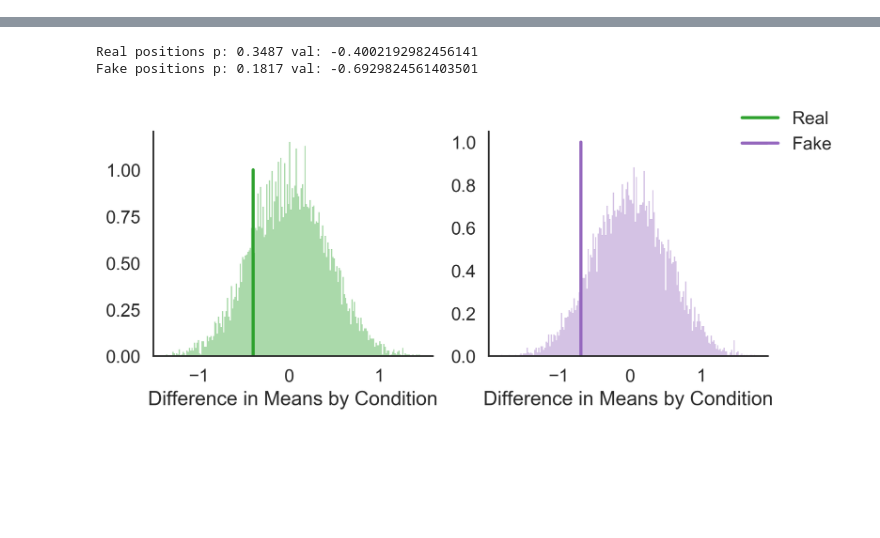
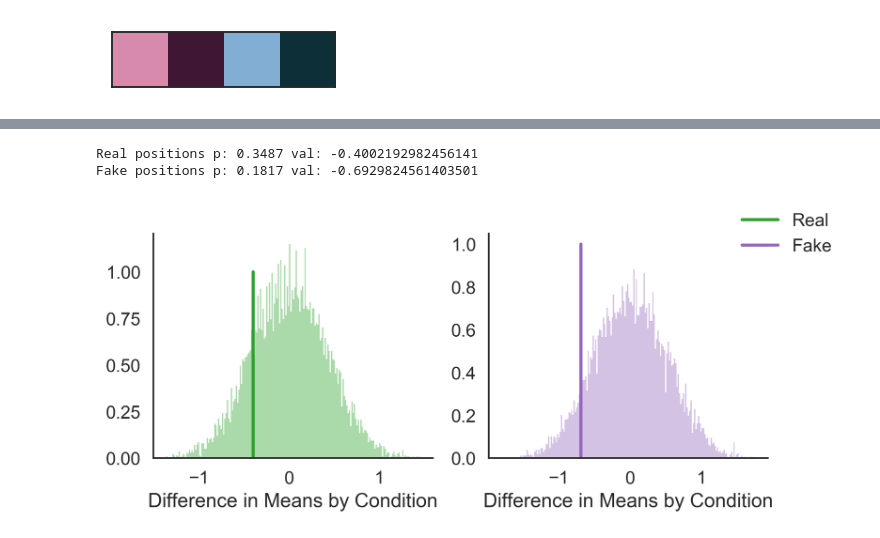
Before and after one commit to galbiati/mnk-cleaning-analysis, a Jupyter notebook: src/4 Permutation Tests.ipynb, the cells around one changed output, grey strips where cells are left out. Drawn from its saved outputs; the diff is of its cells as text; code cells hidden in the pictures; blank space fills up the shorter version.

```diff
--- a/src/4 Permutation Tests.ipynb
+++ b/src/4 Permutation Tests.ipynb
@@ -1,25 +1,28 @@
 # %%
-# Imports
 import os
 
-import matplotlib.pyplot as plt
 import numpy as np
 import pandas as pd
 import scipy.stats as sts
+
+import matplotlib.pyplot as plt
 import seaborn as sns
+
 import statsmodels
 import statsmodels.api as sm
-from statsmodels.formula.api import ols
+import statsmodels.formula.api as smf
 
-from lib.utility_functions import *
-from lib.exp4 import *
+import lib.exp4 as exp4
+from lib.reconstruction.config import colors, set_library_options
+import lib.reconstruction.errors as errs
+import lib.reconstruction.features as ftrs
+import lib.reconstruction.neighbors as nbrs
+from lib.reconstruction.permutation_tests import PermuationTestBetween, PermutationTestWithin
+
+import lib.utility_functions as uf
+import lib.util.datatype_utilities as dtutils
 
 # Config
-sns.set_style('white')
-sns.set_context('talk')
-
-colors = sns.color_palette().as_hex()
-
-pd.set_option('display.max_columns', 40)
+set_library_options()
 
 % matplotlib inline
@@ -98,0 +29,4 @@ Fake positions p: 0.3878 val: -0.5394736842105248
+# %%
+sns.palplot(colors.values())
+# %% [output]
+[figure, added]
```
Also changed, not shown: parts of 10 cells of this notebook, 8 other files.
